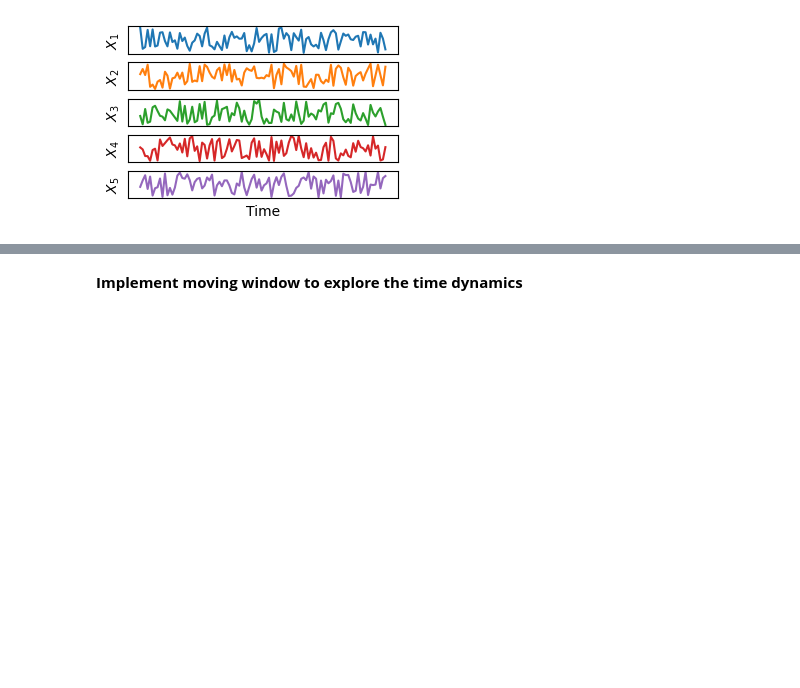
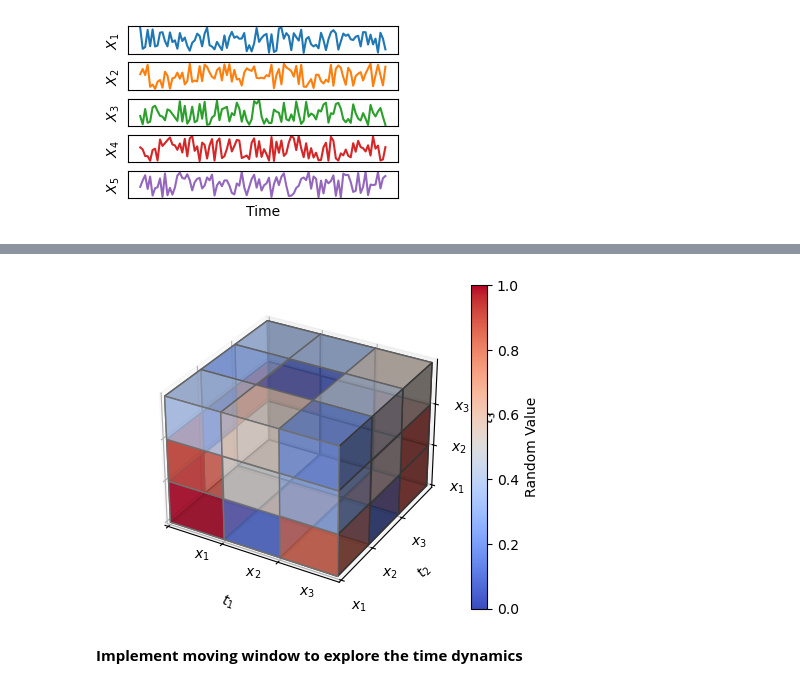
Before and after one commit to cyrilrommens/PhD_1, a Jupyter notebook: timeseries_moving_window.ipynb, the cells around one changed output, grey strips where cells are left out. Saved outputs shown, nothing was run; the diff lists cells and outputs as text; code cells hidden in the pictures; blank space fills up the shorter version.

```diff
--- a/timeseries_moving_window.ipynb
+++ b/timeseries_moving_window.ipynb
@@ -36,3 +129,62 @@ plt.show()
+# %%
+import numpy as np
+import matplotlib.pyplot as plt
+from mpl_toolkits.mplot3d import Axes3D
+import matplotlib as mpl
+
+# Create a figure and a 3D axis
+fig = plt.figure(figsize=(5, 7))
+ax = fig.add_subplot(111, projection='3d')
+
+# Generate coordinates for the 3x3x3 grid
+x, y, z = np.meshgrid(range(3), range(3), range(3))
+
+# Define the voxel grid and generate random values between 0 and 1
+voxels = np.ones((3, 3, 3), dtype=bool)
+values = np.random.rand(3, 3, 3)  # Random values between 0 and 1
+
+# Create a colormap
+cmap = plt.cm.coolwarm
+
+# Normalize the values between 0 and 1 for colormap
+norm = mpl.colors.Normalize(vmin=0, vmax=1)
+
+# Plot the voxels, using random values for color
+voxels_plot = ax.voxels(voxels, facecolors=cmap(norm(values)), alpha=0.7, edgecolors='gray')
+
+# Create the colorbar using the ScalarMappable
+sm = plt.cm.ScalarMappable(cmap=cmap, norm=norm)
+sm.set_array([])  # Empty array, needed for the colorbar
+
+# Add colorbar to the figure and adjust its position with pad
+cbar = plt.colorbar(sm, ax=ax, shrink=0.6, pad=0.05)  # Increase pad to move colorbar to the right
+cbar.set_label('Random Value')
+
+# Customize tick labels
+tick_positions = [0, 1, 2]
+tick_labels_x = ['                    $x_1$', '                   $x_2$', '                  $x_3$']
+tick_labels = ['$x_1$', '$x_2$', '$x_3$']
+ax.set_xticks(tick_positions)
+ax.set_yticks(tick_positions)
+ax.set_zticks(tick_positions)
+ax.set_xticklabels(tick_labels_x)
+ax.set_yticklabels(tick_labels)
+ax.set_zticklabels(tick_labels)
+
+# Set the axis labels
+ax.set_xlabel('$t_1$')
+ax.set_ylabel('$t_2$')
+ax.set_zlabel('$t_3$')
+
+# Set axis limits
+ax.set_xlim(0, 3)
+ax.set_ylim(0, 3)
+ax.set_zlim(0, 3)
+
+# Display the plot
+plt.show()
+# %% [output]
+[figure, added]
 # %% [markdown]
 **Implement moving window to explore the time dynamics**
 # %%
```
Also changed, not shown: parts of 8 cells of this notebook, 1 other file.
